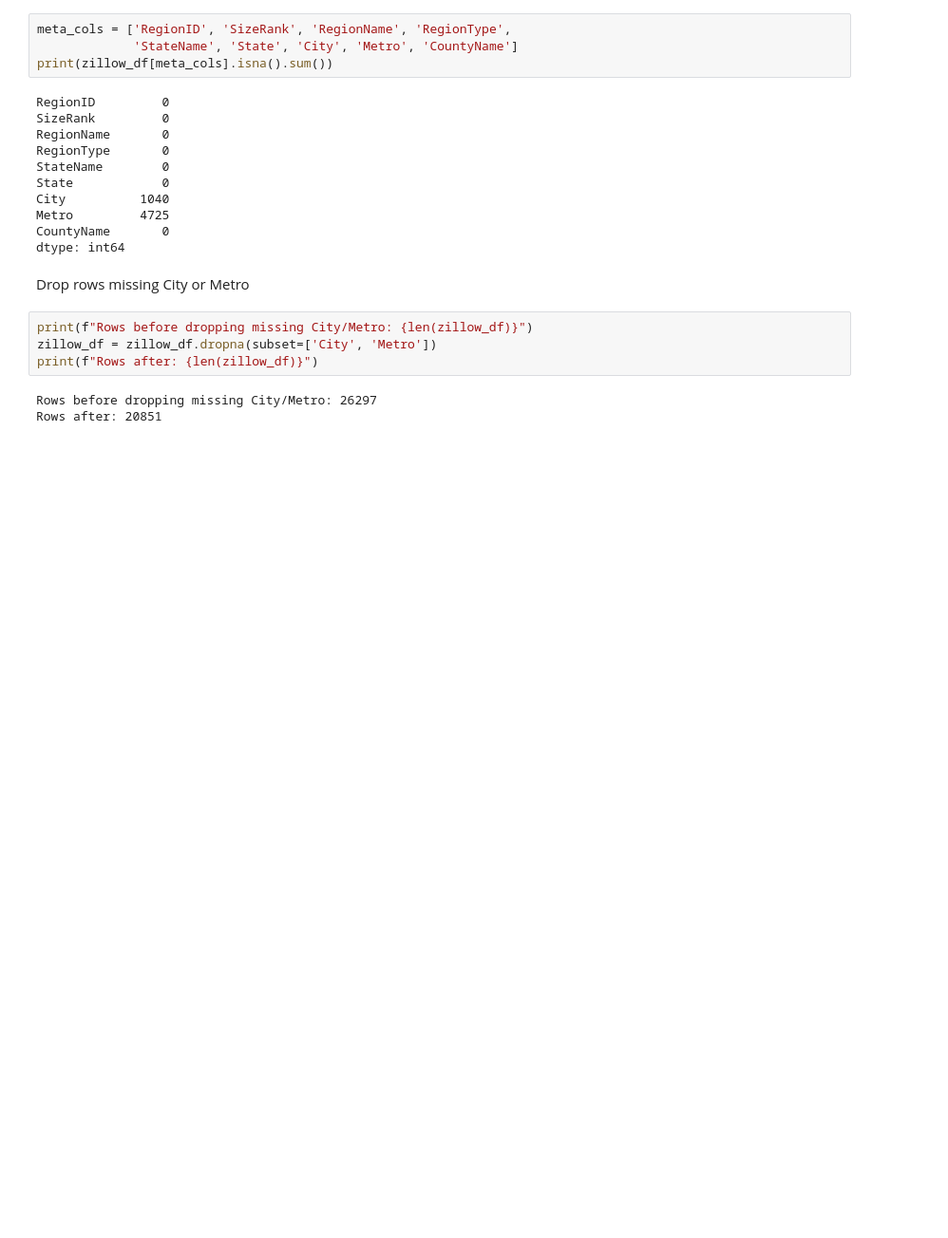
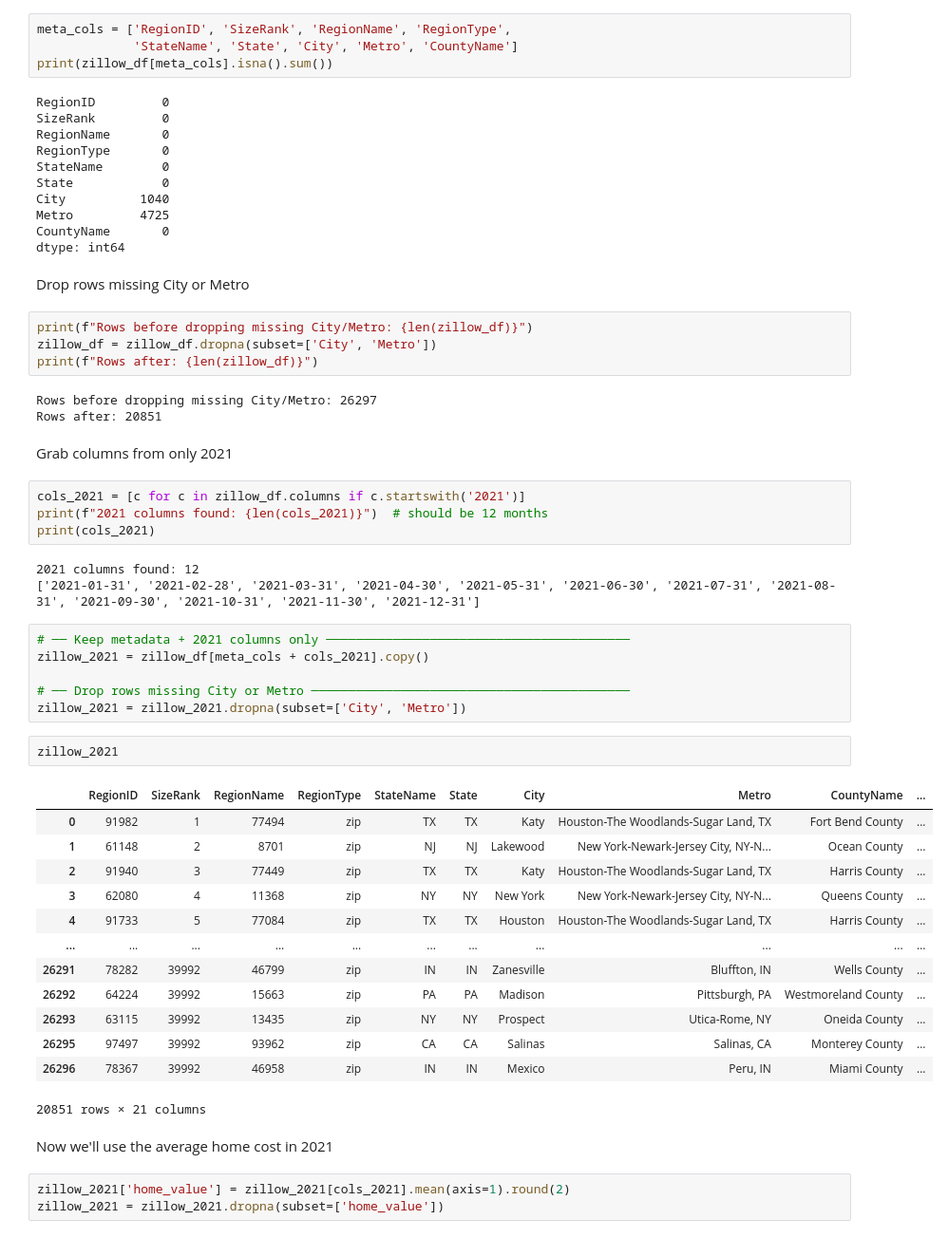
Before and after one commit to JazzyMrDerp/walkability-housing-prices-, a Jupyter notebook: notebooks/cleaning zillow data.ipynb, the cells around one changed output. Shown at 95% size. Drawn from its saved outputs; the diff is of its cells as text; blank space fills up the shorter version.

Commit message:
Cleaning the zillow csv file

```diff
--- a/notebooks/cleaning zillow data.ipynb
+++ b/notebooks/cleaning zillow data.ipynb
@@ -780,3 +83,39 @@ print(f"Rows after: {len(zillow_df)}")
 # %% [output]
 Rows before dropping missing City/Metro: 26297
 Rows after: 20851
+# %% [markdown]
+Grab columns from only 2021
+# %%
+cols_2021 = [c for c in zillow_df.columns if c.startswith('2021')]
+print(f"2021 columns found: {len(cols_2021)}")  # should be 12 months
+print(cols_2021)
+# %% [output]
+2021 columns found: 12
+['2021-01-31', '2021-02-28', '2021-03-31', '2021-04-30', '2021-05-31', '2021-06-30', '2021-07-31', '2021-08-31', '2021-09-30', '2021-10-31', '2021-11-30', '2021-12-31']
+# %%
+# ── Keep metadata + 2021 columns only ─────────────────────────────────────────
+zillow_2021 = zillow_df[meta_cols + cols_2021].copy()
+
+# ── Drop rows missing City or Metro ───────────────────────────────────────────
+zillow_2021 = zillow_2021.dropna(subset=['City', 'Metro'])
+# %%
+zillow_2021
+# %% [output]
+|  | RegionID | SizeRank | RegionName | RegionType | StateName | State | City | Metro | CountyName | ... |
+| 0 | 91982 | 1 | 77494 | zip | TX | TX | Katy | Houston-The Woodlands-Sugar Land, TX | Fort Bend County | ... |
+| 1 | 61148 | 2 | 8701 | zip | NJ | NJ | Lakewood | New York-Newark-Jersey City, NY-N... | Ocean County | ... |
+| 2 | 91940 | 3 | 77449 | zip | TX | TX | Katy | Houston-The Woodlands-Sugar Land, TX | Harris County | ... |
+| 3 | 62080 | 4 | 11368 | zip | NY | NY | New York | New York-Newark-Jersey City, NY-N... | Queens County | ... |
+| 4 | 91733 | 5 | 77084 | zip | TX | TX | Houston | Houston-The Woodlands-Sugar Land, TX | Harris County | ... |
+| ... | ... | ... | ... | ... | ... | ... | ... | ... | ... | ... |
+| 26291 | 78282 | 39992 | 46799 | zip | IN | IN | Zanesville | Bluffton, IN | Wells County | ... |
+| 26292 | 64224 | 39992 | 15663 | zip | PA | PA | Madison | Pittsburgh, PA | Westmoreland County | ... |
+| 26293 | 63115 | 39992 | 13435 | zip | NY | NY | Prospect | Utica-Rome, NY | Oneida County | ... |
+| 26295 | 97497 | 39992 | 93962 | zip | CA | CA | Salinas | Salinas, CA | Monterey County | ... |
+| 26296 | 78367 | 39992 | 46958 | zip | IN | IN | Mexico | Peru, IN | Miami County | ... |
+20851 rows × 21 columns
+# %% [markdown]
+Now we'll use the average home cost in 2021
+# %%
+zillow_2021['home_value'] = zillow_2021[cols_2021].mean(axis=1).round(2)
+zillow_2021 = zillow_2021.dropna(subset=['home_value'])
```
Also changed, not shown: parts of 10 cells of this notebook, 1 other file.
